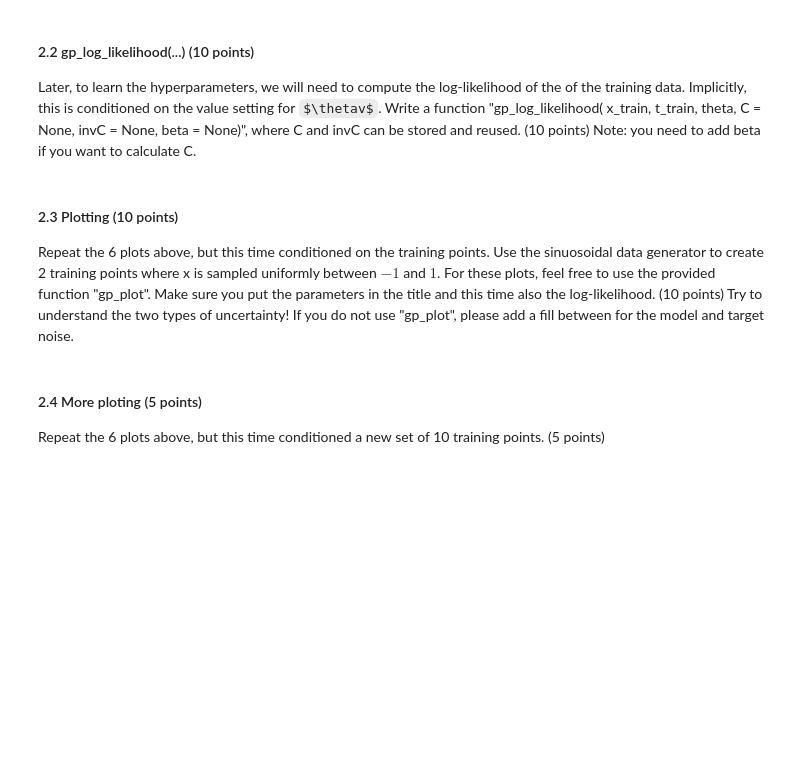
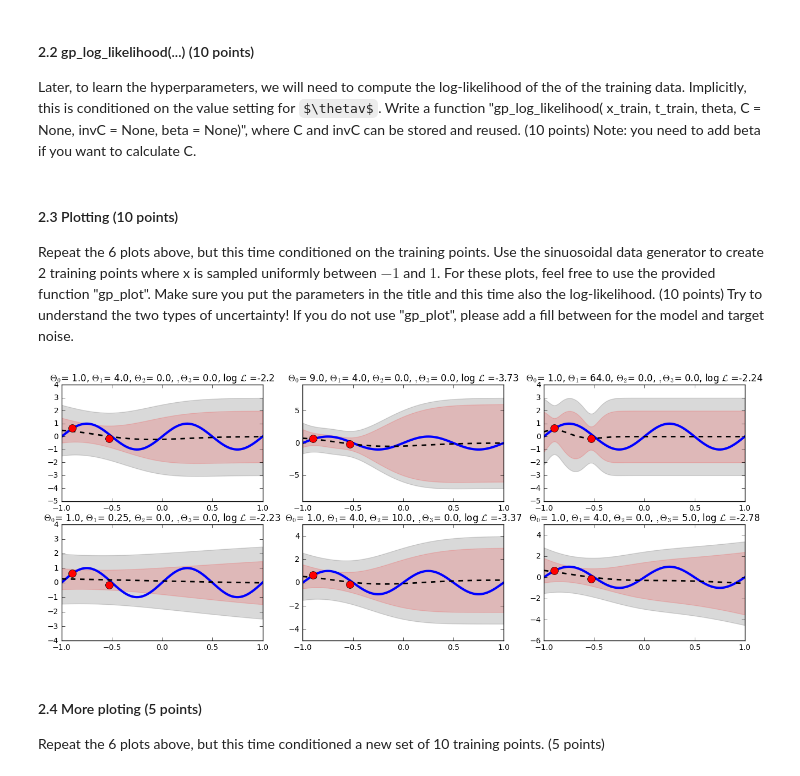
Before and after one commit to Vasileios-Charatsidis/machine_learning_1_labs, a Jupyter notebook: hw3/Lab3_KIANFAR_MIRONENCO.ipynb, the cells around one changed output. Drawn from its saved outputs; the diff is of its cells as text; code cells hidden in the pictures; some formulas as TeX source; blank space fills up the shorter version.

```diff
--- a/hw3/Lab3_KIANFAR_MIRONENCO.ipynb
+++ b/hw3/Lab3_KIANFAR_MIRONENCO.ipynb
@@ -100,7 +100,7 @@ def k_n_m(xn, xm, thetas):
     theta_0, theta_1, theta_2, theta_3 = thetas
 
     # Compute invdividual sum elements
-    exponential = theta_0 * np.exp(-0.5 * theta_1 * np.sum((xn - xm)**2))
+    exponential = theta_0 * np.exp(-0.5 * theta_1 * (xn - xm)**2)
     constant = theta_2
     linear = theta_3 * np.dot(xn, xm)
 
@@ -201,11 +201,9 @@ def gp_predictive_distribution(x_train, t_train, x_test, theta, beta, C=None, in
         mean[i] = dot(k.T, dot(invC, t_train.reshape(t_train.shape[0],-1)))
         var[i] = c - k.T.dot(invC.dot(k))
 
-#         print 'x=%s, c=%s, k=%s, mean=%s, var=%s' % (x,c,k,mean[i], var[i])
-
     return mean, var
 
-mean_pred, var_pred  = gp_predictive_distribution(x_test, t_test, np.asarray([1]), params[0], beta)
+mean_pred, var_pred  = gp_predictive_distribution(x_test, t_test, np.asarray([1]), thetas[0], beta)
 
 # Should be close to 1
 print mean_pred, var_pred
@@ -260,50 +258,57 @@ def gp_plot(subfig, x_test, y_test, mu_test, var_test, x_train, t_train, theta,
     ylim = subfig.get_ylim()
     subfig.set_ylim(ylim[0]-1, ylim[1]+1)
 # %%
-def plot_points(N_train):
+def plot_points(params, sigma, x_train, y_train, t_train, x_test, y_test, doPlot=True):
 
     # Hyperparams
-    sigma = 0.5
     beta  = 1.0 / pow(sigma,2) # this is the beta used in Bishop Eqn. 6.59
-
-    # Training data (Same as x_test for sec 1.3)
-    x_train = np.random.uniform(-1,1,N_train)
-    y_train =true_mean_function( x_train )
-    t_train = add_noise( y_train, sigma )
-
-    # Different Theta configurations
-    params = np.asarray([[1,4,0,0],
-              [9,4,0,0],
-              [1,64,0,0],
-              [1,.25,0,0],
-              [1,4,10,0],
-              [1,4,0,5]],dtype='float64')
 
     # Compute kernels for each Theta config for training data
     kernels = [computeK(x_train, x_train, p) for p in params]
 
     # Placeholders
     C = None
     invC = None
 
     # plot
     f, axarr = plt.subplots(2, 3, figsize=(16, 6))
     for i in range(2):
         for j in range(3):
             idx = i*3+j
 
             theta = params[idx]
 
             C = noisy_covariance(x_train, theta, beta)
             invC = np.linalg.pinv(C)
 
             mean_pred, var_pred = gp_predictive_distribution(x_train, t_train, x_test, theta, beta, C, invC)
             logP = gb_log_likelihood(x_train, t_train, theta, C, invC, beta)
             logP = round(logP[0,0],2)
 
-            gp_plot(axarr[i,j], x_test, y_test, mean_pred, var_pred, x_train, t_train, theta, beta, logP )
+            if doPlot:
+                gp_plot(axarr[i,j], x_test, y_test, mean_pred, var_pred, x_train, t_train, theta, beta, logP )
 
-plot_points(2)
+
+# Different Theta configurations
+params = np.asarray([[1,4,0,0],
+          [9,4,0,0],
+          [1,64,0,0],
+          [1,.25,0,0],
+          [1,4,10,0],
+          [1,4,0,5]],dtype='float64')
+
+# Hyperparams
+sigma = 0.5
+
+# Training data (Same as x_test for sec 1.3)
+N_train = 2
+x_train = np.random.uniform(-1,1,N_train)
+y_train =true_mean_function( x_train )
+t_train = add_noise( y_train, sigma )
+
+plot_points(params, sigma, x_train, y_train, t_train, x_test, y_test)
+# %% [output]
+[figure, added]
 # %% [markdown]
 #### 2.4 More ploting (5 points)
 Repeat the 6 plots above, but this time conditioned a new set of 10 training points. (5 points)
```
Also changed, not shown: parts of 11 cells of this notebook, 1 other file.
